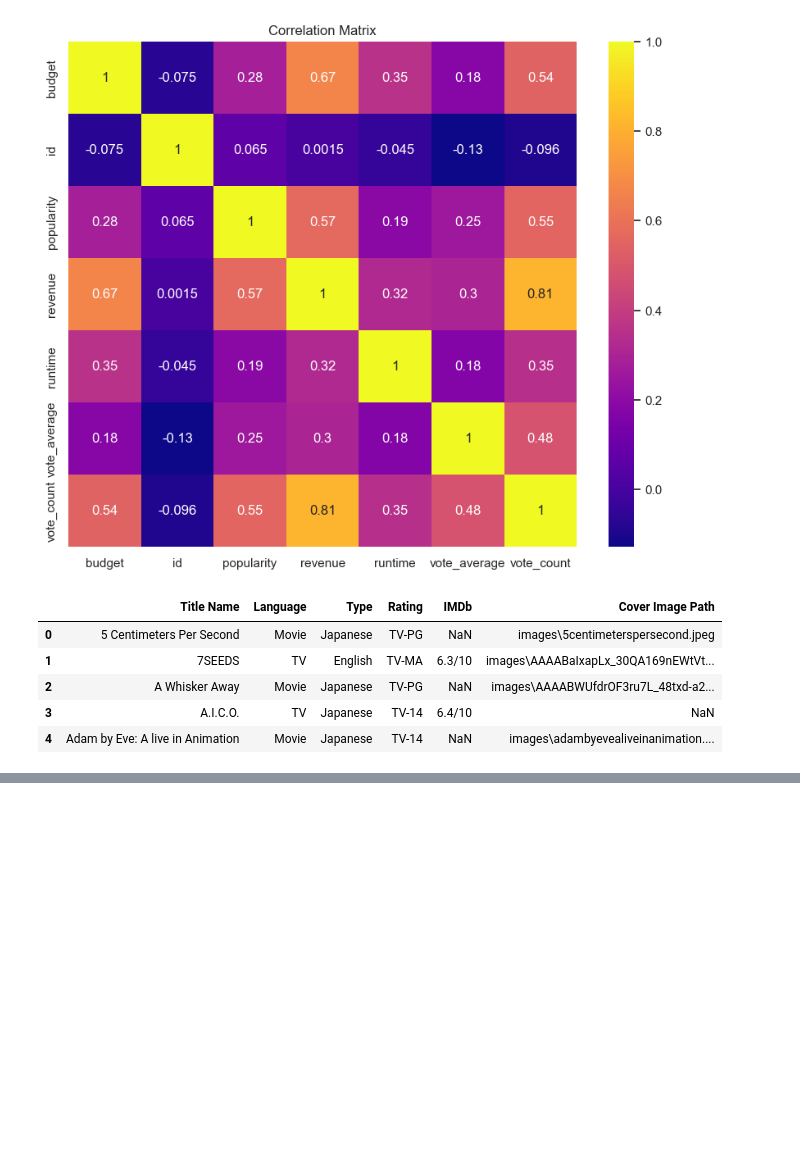
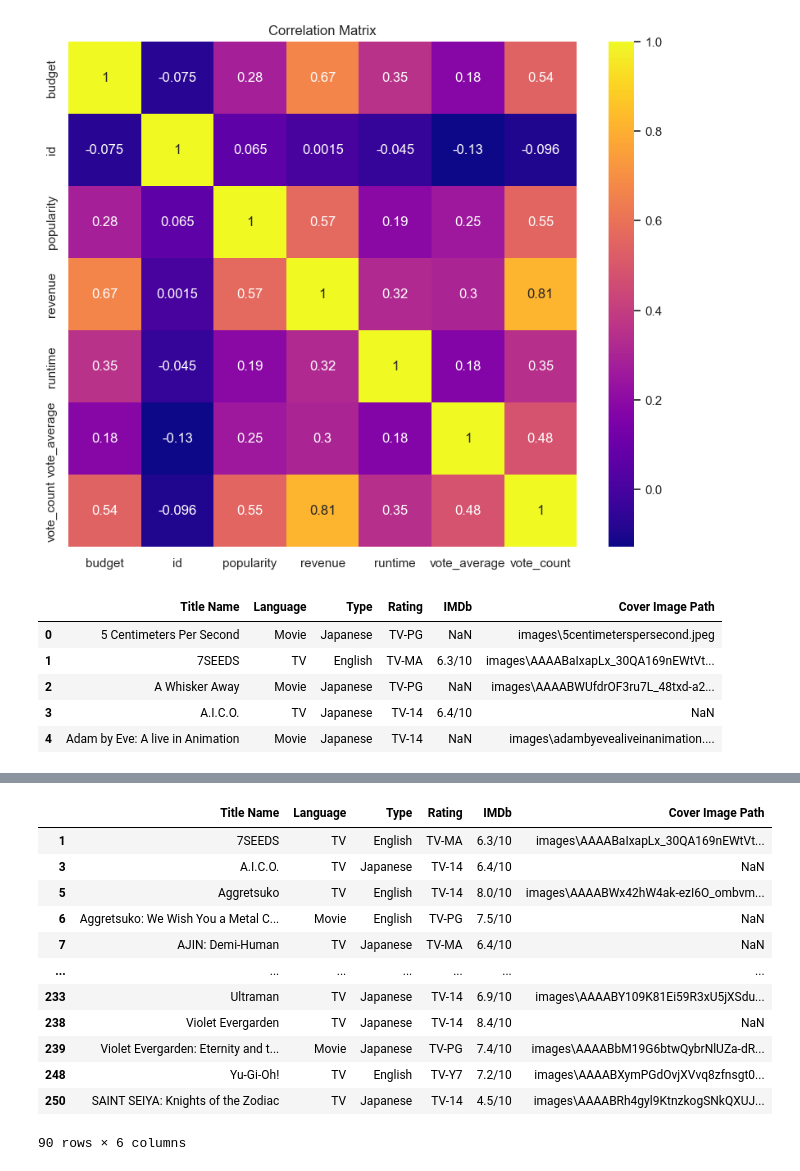
Before and after one commit to charithamoka/netflix-anime-project, a Jupyter notebook: notebooks/netflix_anime_eda.ipynb, the cells around one changed output, grey strips where cells are left out. Drawn from its saved outputs; the diff is of its cells as text; code cells hidden in the pictures; blank space fills up the shorter version.

```diff
--- a/notebooks/netflix_anime_eda.ipynb
+++ b/notebooks/netflix_anime_eda.ipynb
@@ -239,0 +275,18 @@ anime_df.head()
+# %%
+# Drop rows with missing values in essential columns
+anime_df.dropna(subset=['IMDb', 'Language', 'Rating'])
+anime_df_with_images= anime_df.drop(subset=['Cover Image Path'])
+# %% [output]
+|  | Title Name | Language | Type | Rating | IMDb | Cover Image Path |
+| 1 | 7SEEDS | TV | English | TV-MA | 6.3/10 | images\AAAABaIxapLx_30QA169nEWtVt... |
+| 3 | A.I.C.O. | TV | Japanese | TV-14 | 6.4/10 | NaN |
+| 5 | Aggretsuko | TV | English | TV-14 | 8.0/10 | images\AAAABWx42hW4ak-ezI6O_ombvm... |
+| 6 | Aggretsuko: We Wish You a Metal C... | Movie | English | TV-PG | 7.5/10 | NaN |
+| 7 | AJIN: Demi-Human | TV | Japanese | TV-MA | 6.4/10 | NaN |
+| ... | ... | ... | ... | ... | ... | ... |
+| 233 | Ultraman | TV | Japanese | TV-14 | 6.9/10 | images\AAAABY109K81Ei59R3xU5jXSdu... |
+| 238 | Violet Evergarden | TV | Japanese | TV-14 | 8.4/10 | NaN |
+| 239 | Violet Evergarden: Eternity and t... | Movie | Japanese | TV-PG | 7.4/10 | images\AAAABbM19G6btwQybrNlUZa-dR... |
+| 248 | Yu-Gi-Oh! | TV | English | TV-Y7 | 7.2/10 | images\AAAABXymPGdOvjXVvq8zfnsgt0... |
+| 250 | SAINT SEIYA: Knights of the Zodiac | TV | Japanese | TV-14 | 4.5/10 | images\AAAABRh4gyl9KtnzkogSNkQXUJ... |
+90 rows × 6 columns
```
Also changed, not shown: parts of 2 cells of this notebook.
